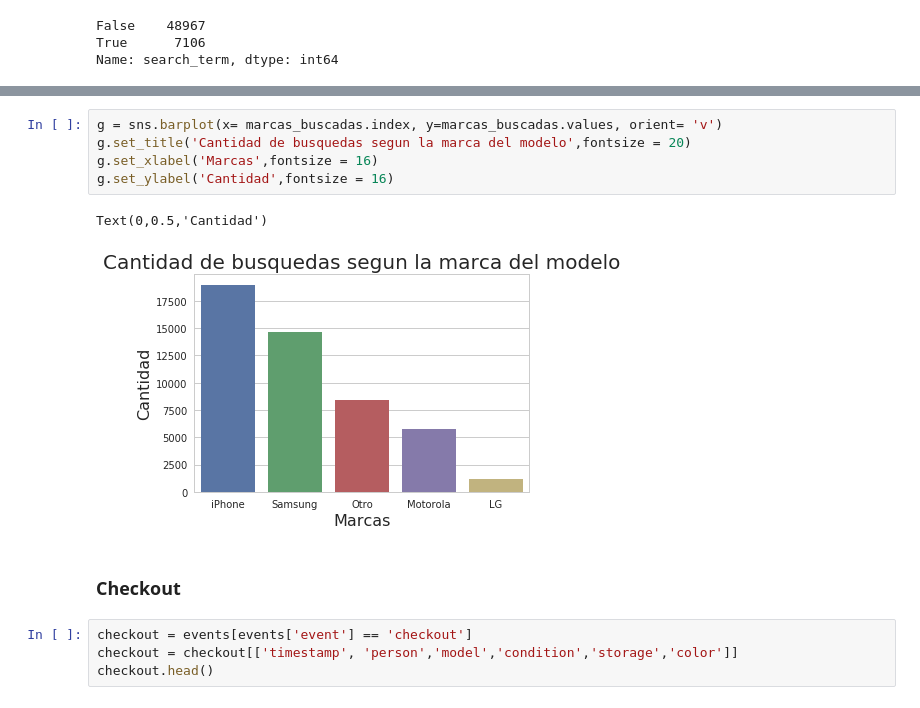
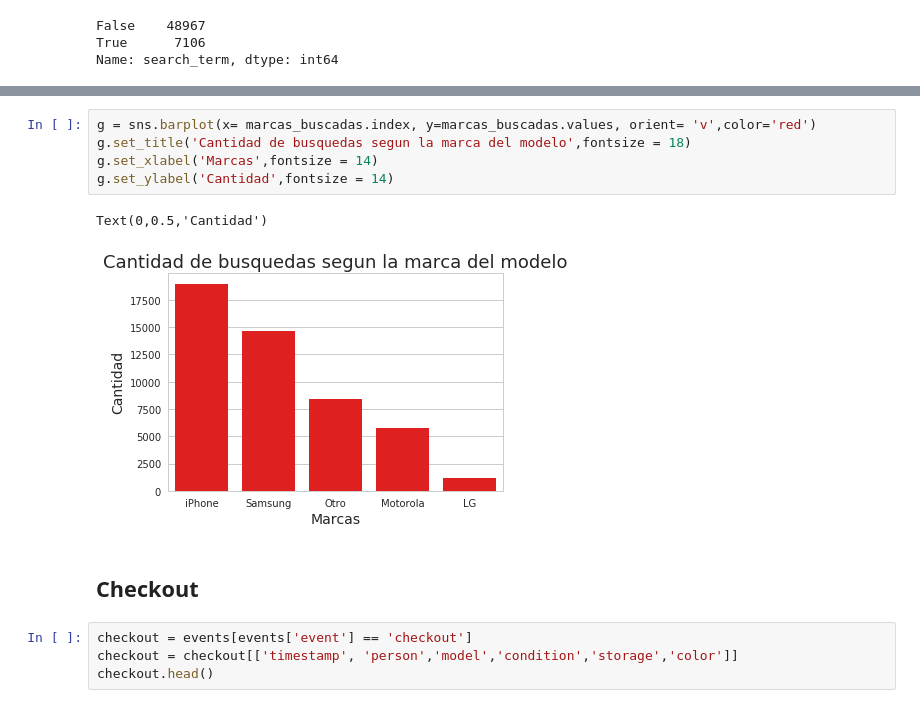
Before and after one commit to jowisaidman/tp1_analisis_exploratorio, a Jupyter notebook: AnalisisExploratorio.ipynb, the cells around one changed output, grey strips where cells are left out. Saved outputs shown, nothing was run; the diff lists cells and outputs as text.

Commit message:
agrego grafico de compras vs dia del mes y cambio de color a los graficos

```diff
--- a/AnalisisExploratorio.ipynb
+++ b/AnalisisExploratorio.ipynb
@@ -189,14 +189,14 @@ LG           1184
 Name: search_term, dtype: int64
 # %%
-g = sns.barplot(x= marcas_buscadas.index, y=marcas_buscadas.values, orient= 'v')
-g.set_title('Cantidad de busquedas segun la marca del modelo',fontsize = 20)
-g.set_xlabel('Marcas',fontsize = 16)
-g.set_ylabel('Cantidad',fontsize = 16)
+g = sns.barplot(x= marcas_buscadas.index, y=marcas_buscadas.values, orient= 'v',color='red')
+g.set_title('Cantidad de busquedas segun la marca del modelo',fontsize = 18)
+g.set_xlabel('Marcas',fontsize = 14)
+g.set_ylabel('Cantidad',fontsize = 14)
 # %% [output]
 Text(0,0.5,'Cantidad')
-[figure, old version]
+[figure, new version]
 # %% [markdown]
-### Checkout
+## Checkout
 # %%
 checkout = events[events['event'] == 'checkout']
 checkout = checkout[['timestamp', 'person','model','condition','storage','color']]
```
Also changed, not shown: parts of 18 cells of this notebook.
